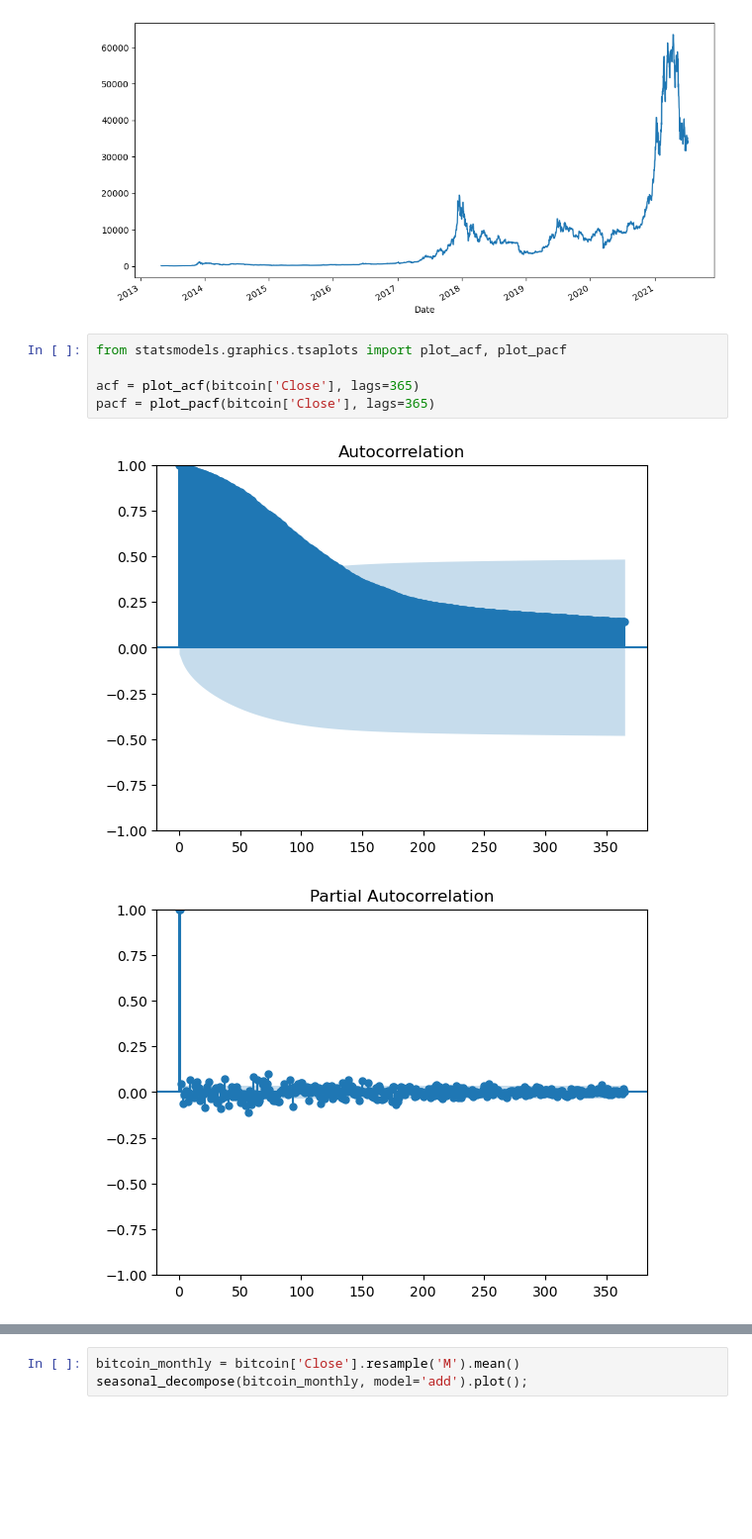
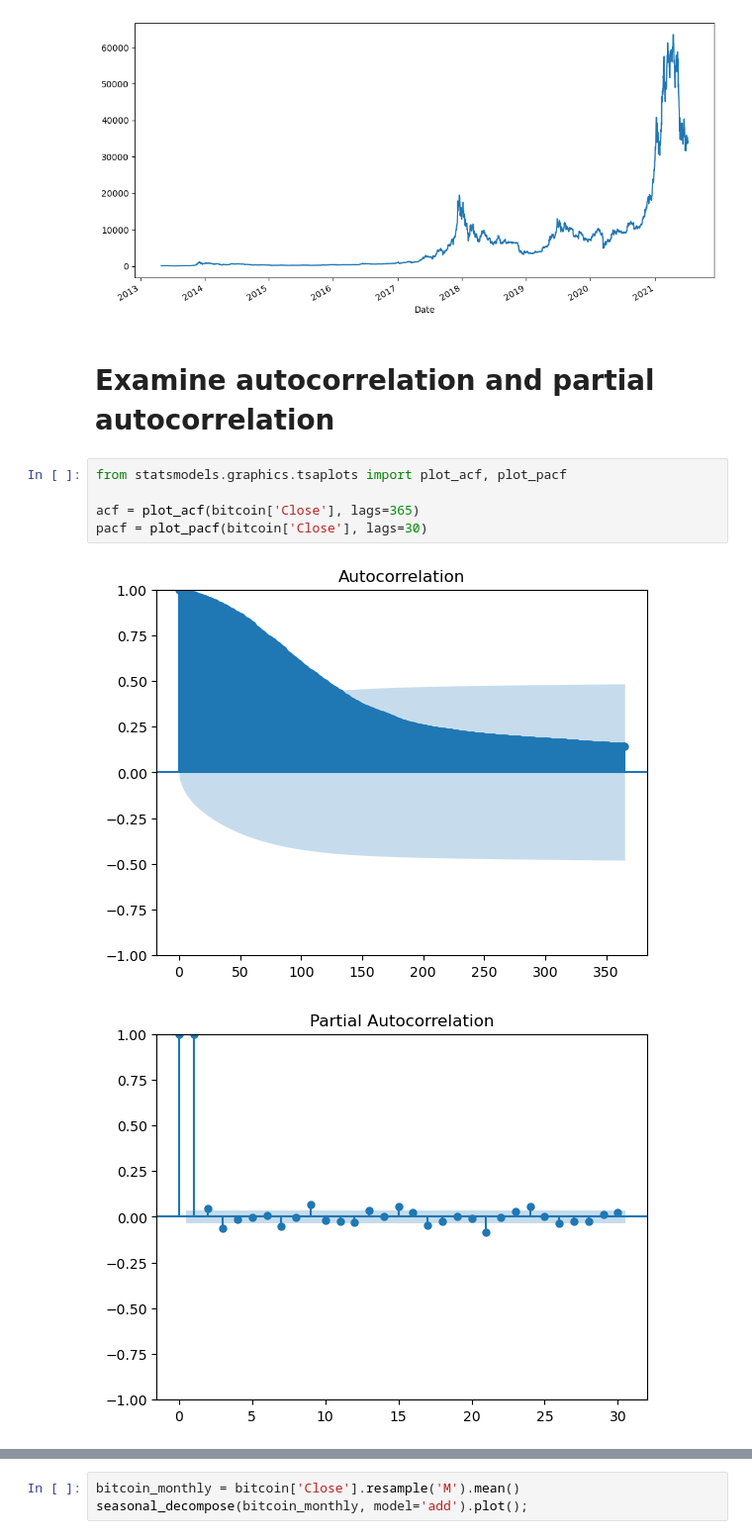
Before and after one commit to LethalDriver/Time-Series-Analysis-Lab, a Jupyter notebook: project_crypto_lags.ipynb, the cells around one changed output, grey strips where cells are left out. Shown at 99% size. Cells and saved outputs as stored; diff of their text form; blank space fills up the shorter version.

```diff
--- a/project_crypto_lags.ipynb
+++ b/project_crypto_lags.ipynb
@@ -19,11 +23,13 @@ bitcoin['Close'].plot(figsize=(12, 6))
 # %% [output]
 <Axes: xlabel='Date'>
 [figure]
+# %% [markdown]
+# Examine autocorrelation and partial autocorrelation
 # %%
 from statsmodels.graphics.tsaplots import plot_acf, plot_pacf
 
 acf = plot_acf(bitcoin['Close'], lags=365)
-pacf = plot_pacf(bitcoin['Close'], lags=365)
+pacf = plot_pacf(bitcoin['Close'], lags=30)
 # %% [output]
 [figure]
-[figure, old version]
+[figure, new version]
```
Also changed, not shown: parts of 76 cells of this notebook.
